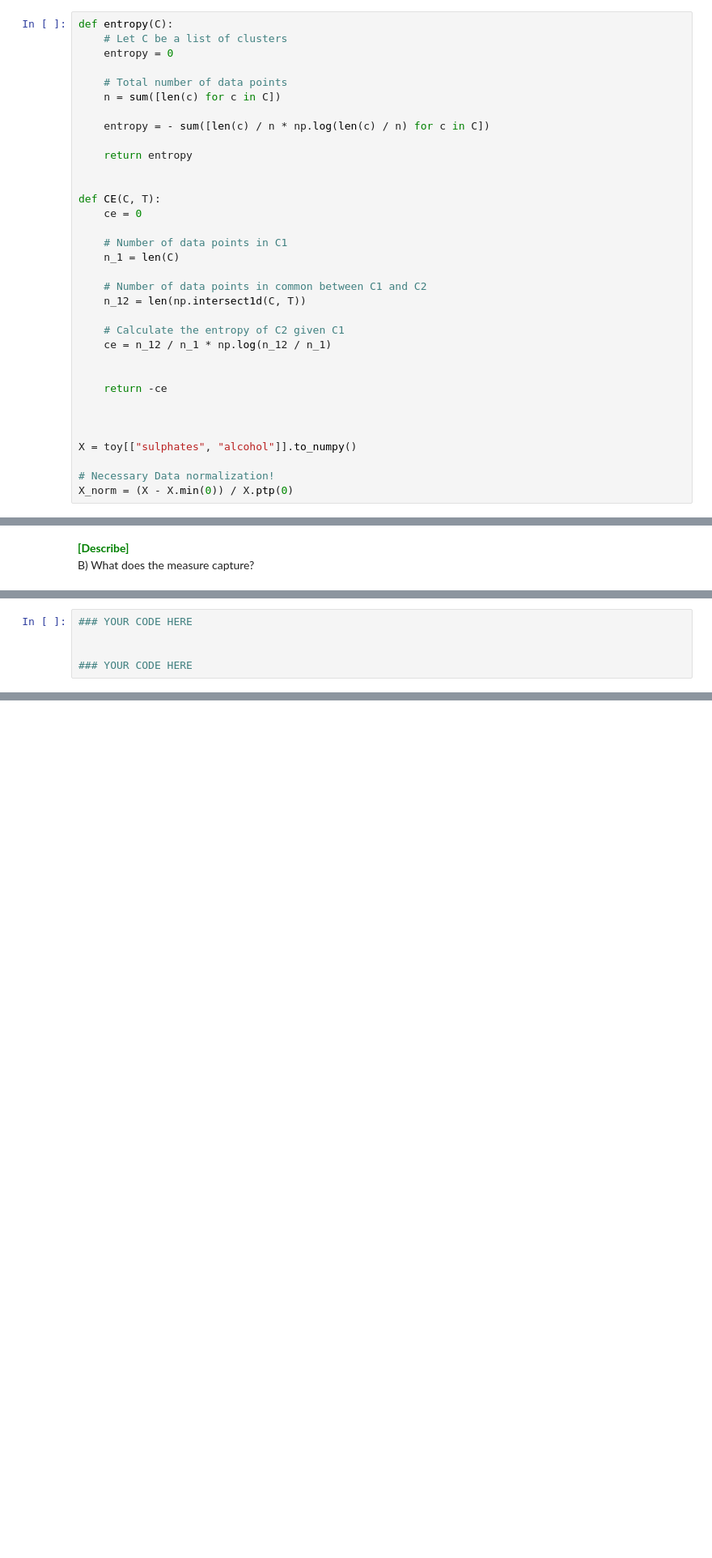
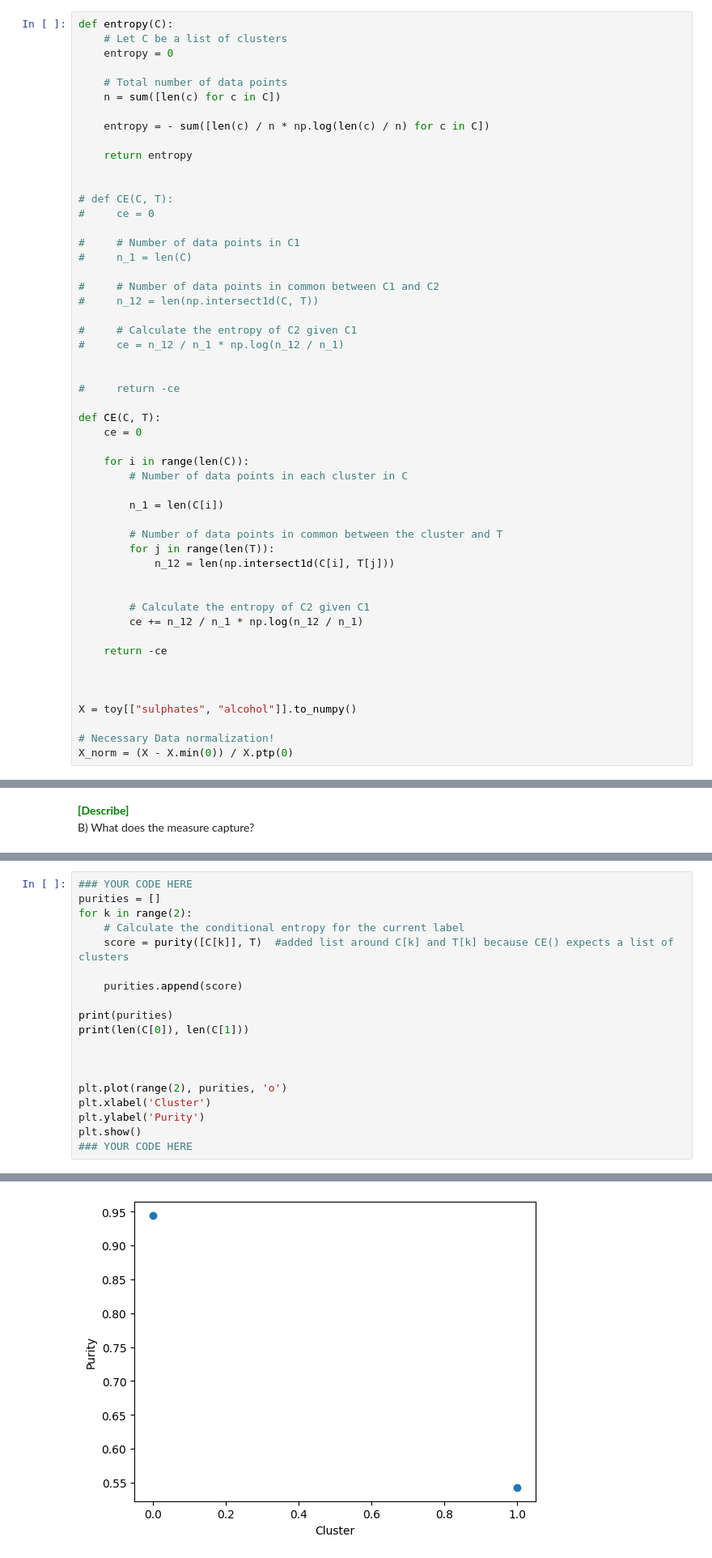
Before and after one commit to BjarkiKassOlsen/DM-Hand-In, a Jupyter notebook: handins/handin1.ipynb, the cells around one changed output, grey strips where cells are left out. Shown at 81% size. Saved outputs shown, nothing was run; the diff lists cells and outputs as text; blank space fills up the shorter version.

```diff
--- a/handins/handin1.ipynb
+++ b/handins/handin1.ipynb
@@ -1120,18 +1117,36 @@ def entropy(C):
     return entropy
 
 
+# def CE(C, T):
+#     ce = 0
+
+#     # Number of data points in C1
+#     n_1 = len(C)
+
+#     # Number of data points in common between C1 and C2
+#     n_12 = len(np.intersect1d(C, T))
+
+#     # Calculate the entropy of C2 given C1
+#     ce = n_12 / n_1 * np.log(n_12 / n_1)
+
+
+#     return -ce
+
 def CE(C, T):
     ce = 0
 
-    # Number of data points in C1
-    n_1 = len(C)
+    for i in range(len(C)):
+        # Number of data points in each cluster in C
 
-    # Number of data points in common between C1 and C2
-    n_12 = len(np.intersect1d(C, T))
+        n_1 = len(C[i])
 
-    # Calculate the entropy of C2 given C1
-    ce = n_12 / n_1 * np.log(n_12 / n_1)
+        # Number of data points in common between the cluster and T
+        for j in range(len(T)):
+            n_12 = len(np.intersect1d(C[i], T[j]))
 
+
+        # Calculate the entropy of C2 given C1
+        ce += n_12 / n_1 * np.log(n_12 / n_1)
 
     return -ce
 
@@ -1233,6 +1306,21 @@ A) <span style='color: green'>**\[Implement\]**</span><br>
 Plot the purity of the clusters obtained by k-means in Task 3.1.1.
 # %%
 ### YOUR CODE HERE
+purities = []
+for k in range(2):
+    # Calculate the conditional entropy for the current label
+    score = purity([C[k]], T)  #added list around C[k] and T[k] because CE() expects a list of clusters
+
+    purities.append(score)
+
+print(purities)
+print(len(C[0]), len(C[1]))
 
 
+
+plt.plot(range(2), purities, 'o')
+plt.xlabel('Cluster')
+plt.ylabel('Purity')
+plt.show()
 ### YOUR CODE HERE
+# %% [output]
@@ -1239,3 +1329,4 @@ Plot the purity of the clusters obtained by k-means in Task 3.1.1.
+[figure, added]
 # %% [markdown]
 B) <span style='color: green'>**\[Motivate\]**</span><br>
 
```
Also changed, not shown: parts of 14 cells of this notebook.
